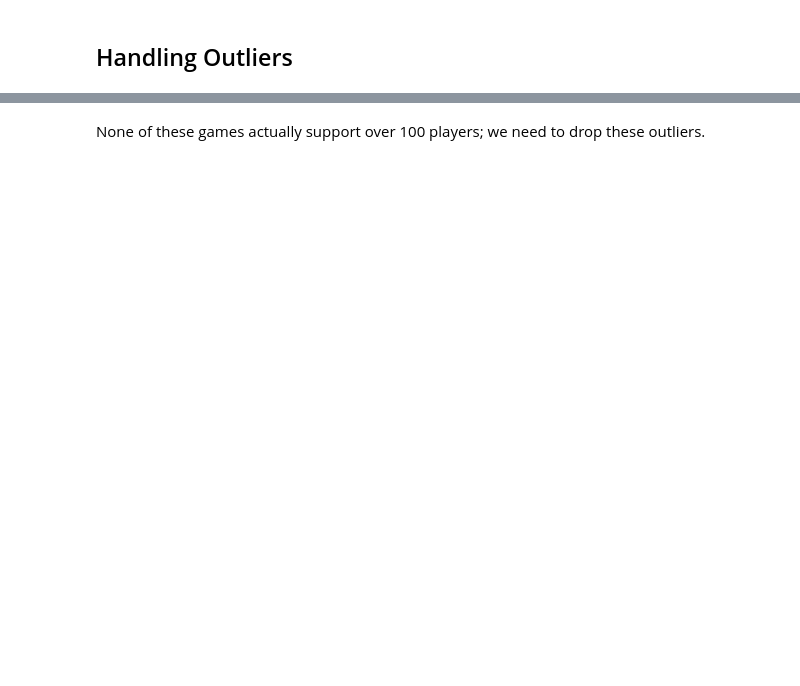
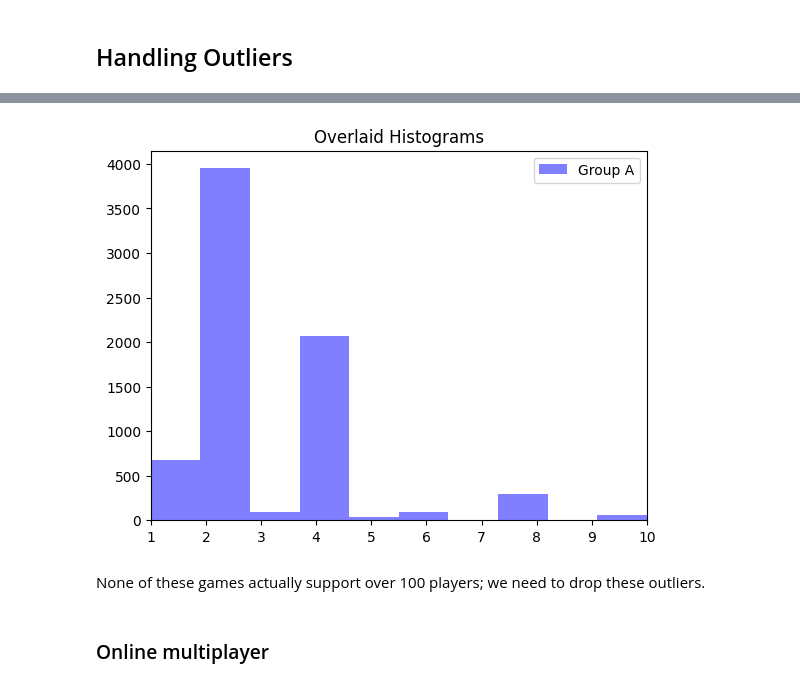
Before and after one commit to ModernNeesh/GotAnyGames, a Jupyter notebook: cleaning_analysis.ipynb, the cells around one changed output, grey strips where cells are left out. Cells and saved outputs as stored; diff of their text form; code cells hidden in the pictures; blank space fills up the shorter version.

```diff
--- a/cleaning_analysis.ipynb
+++ b/cleaning_analysis.ipynb
@@ -296,2 +330,13 @@ Name: name, dtype: str
+# %%
+offlinemax_column = offlinemax_column[(1 <= offlinemax_column) & (offlinemax_column <= 10)]
+
+plt.hist(offlinemax_column, alpha=0.5, label='Group A', color='blue')
+
+plt.legend(loc='upper right')
+plt.title('Overlaid Histograms')
+plt.xlim(1,10)
+plt.show()
+# %% [output]
+[figure, added]
 # %% [markdown]
 None of these games actually support over 100 players; we need to drop these outliers.
@@ -299,0 +343,2 @@ modes_df = modes_df.drop(index = outliers)
+# %% [markdown]
+### Online multiplayer
```
Also changed, not shown: parts of 21 cells of this notebook, 1 other file.
